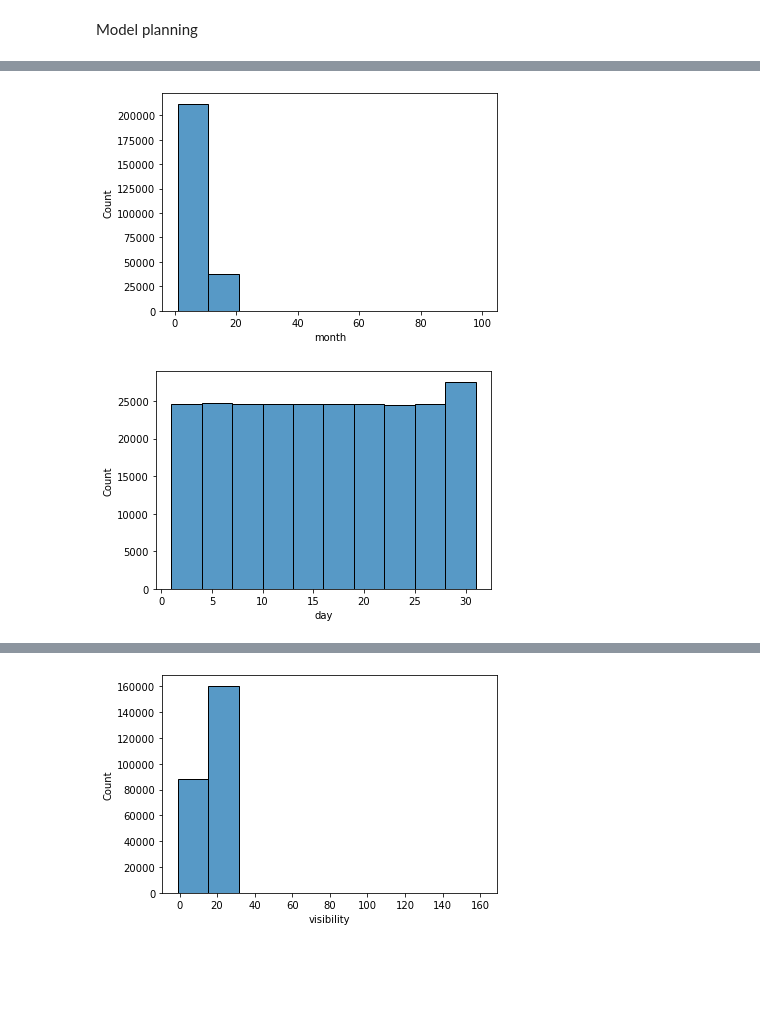
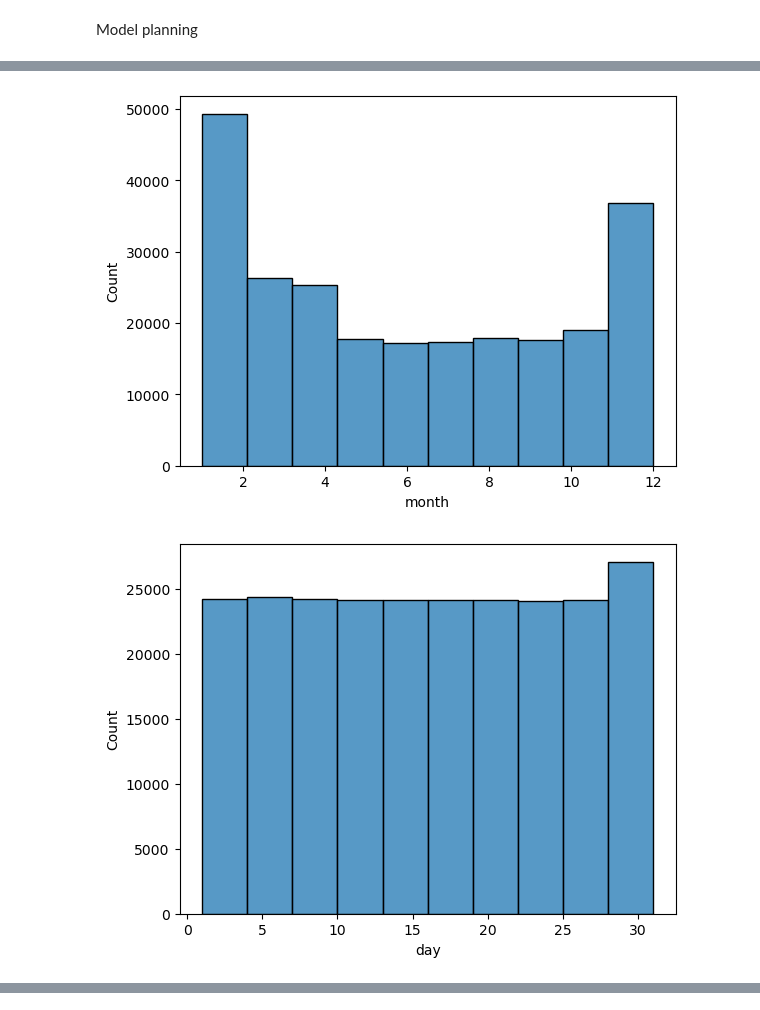
Before and after one commit to hassain-saeed28/ISE-291-Project-term-221, a Jupyter notebook: Project.ipynb, the cells around one changed output, grey strips where cells are left out. Cells and saved outputs as stored; diff of their text form; code cells hidden in the pictures; blank space fills up the shorter version.

```diff
--- a/Project.ipynb
+++ b/Project.ipynb
@@ -57,17 +57,17 @@ None
 # processing and cleaning the data
 
 # Filter/smooth noisy data: Any negative numeric value should be replaced by its absolute value.
-display(df)
+display(dataFrame)
 
 # selecteing the numirce columns only
-selected_cols= df.select_dtypes(exclude='object').columns
+selected_cols= dataFrame.select_dtypes(exclude='object').columns
 
 # we dropped visibility because it is natural for it to have negative values
 selected_cols = selected_cols.drop('visibility')
 display(selected_cols)
 
-df[selected_cols]=df[selected_cols].applymap(lambda x: x if x>=0 else abs(x))
-display(df)
+dataFrame[selected_cols]=dataFrame[selected_cols].applymap(lambda x: x if x>=0 else abs(x))
+display(dataFrame)
 # %% [output]
 |  | city | date | time | year | month | day | hour | minute | weather | temp | wind | ... |
 | 0 | Qassim | 1 January 2017 | 00:00 | 2017 | 1 | 1 | 24 | 0 | NaN | 17 | 11 | ... |
@@ -132,12 +132,11 @@ Columns with NaN values are: Index([], dtype='object')
 | 249022 | Jawf | 30 April 2019 | 23:00 | 2019 | 4 | 30 | 23 | 0 | Clear | 24 | 7 | ... |
 249023 rows × 14 columns
 # %%
-# remobeing the outliers
+# removeing the outliers
 
-import matplotlib.pyplot as plt
 
-# to remove the outlies
-def remove_outliers(df, feature):
+# to find the outlies
+def outliers(df, feature):
     Q1 = df[feature].quantile(0.25)
     Q3 = df[feature].quantile(0.75)
     IQR = Q3 - Q1
@@ -147,6 +146,24 @@ def remove_outliers(df, feature):
 
     list_of_outliers_indexes = df.index[(df[feature] < lower_bound) | (df[feature] > upper_bound)]
 
-    list_of_outliers_indexes = sorted(set(list_of_outliers_indexes))
-    df = df.drop(list,inplace=True)
-    return df
+    return list_of_outliers_indexes
+# %%
+# only these lables have outliers
+print(selected_cols)
+
+# shape before removing the outliers
+display(dataFrame.shape)
+
+index_list = []
+for feature in selected_cols:
+    index_list.extend(outliers(dataFrame,feature))
+
+# as an example in line 24 thier is an outlier in month
+display(dataFrame.head(25))
+dataFrame.drop(index_list,inplace=True)
+
+# now the outlier is gone and also the others
+display(dataFrame.head(25))
+
+# as a result of removing the outliers the shape of the data fram will change
+display(dataFrame.shape)
@@ -181,21 +236,21 @@ df[cat_columns].describe()
 # %%
 %matplotlib inline
 # 3. (a) Draw histograms of both numeric and non-numeric columns.
 
 # Load all the libraries
 import matplotlib.pyplot as plt
 import seaborn as sns
 
 #modifying humidity column to be between 0-1
 # df['humidity']=df['humidity'].apply(lambda x: int(x.replace('%',''))/100)
 
 # Identify numeric columns
-num_columns = df.select_dtypes(exclude='object').columns.drop('year')
+num_columns = dataFrame.select_dtypes(exclude='object').columns.drop('year')
 
 for c in num_columns:
     plt.figure()
-    sns.histplot(x=c,bins=10,data=df);
+    sns.histplot(x=c,bins=10,data=dataFrame);
     plt.show()
 # %% [output]
-[figure, old version]
+[figure, new version]
-[figure, old version]
+[figure, new version]
@@ -208,3 +263,2 @@ for c in num_columns:
-[figure, removed]
 # %%
 # Identify non-numeric columns
```
Also changed, not shown: parts of 7 cells of this notebook.
